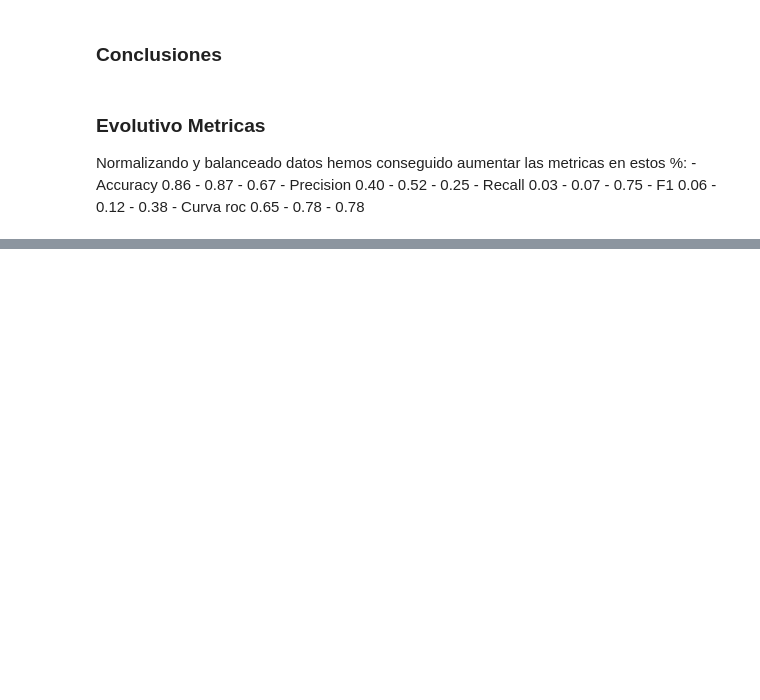
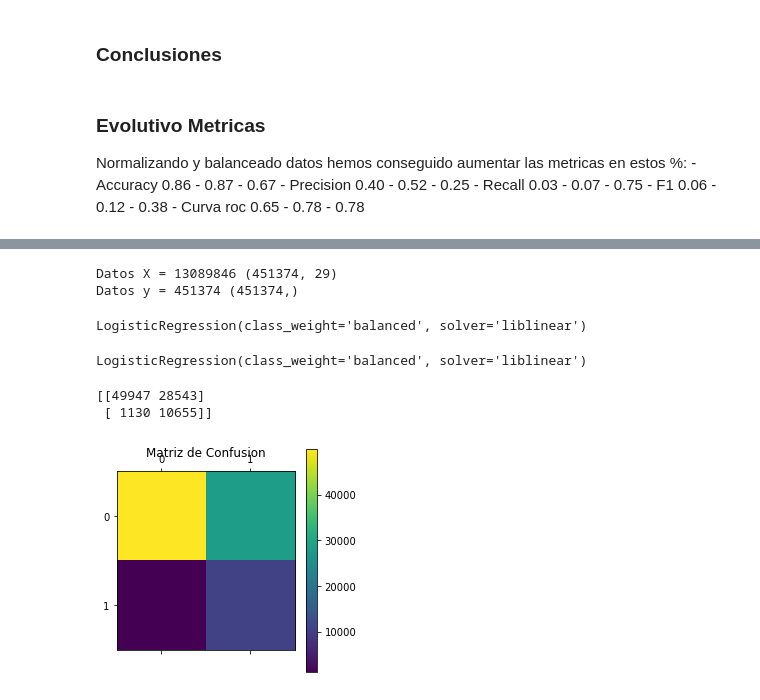
Before and after one commit to romayana/Financial-Product-Sales-Forecast-Model, a Jupyter notebook: Python Codes/Estado del Arte.ipynb, the cells around one changed output, grey strips where cells are left out. Drawn from its saved outputs; the diff is of its cells as text; code cells hidden in the pictures; blank space fills up the shorter version.

```diff
--- a/Python Codes/Estado del Arte.ipynb
+++ b/Python Codes/Estado del Arte.ipynb
@@ -510,0 +654,34 @@ Normalizando y balanceado datos hemos conseguido aumentar las metricas en estos
+# %%
+X = df.drop(['lp_seg_hogar'], axis = 1)
+y= df['lp_seg_hogar']
+print('Datos X =', X.size, X.shape)
+print('Datos y =', y.size, y.shape)
+# %% [output]
+Datos X = 13089846 (451374, 29)
+Datos y = 451374 (451374,)
+# %%
+# puedo elegir solver liblinear sag y saga. los otros no funcionan
+modelo3 = LogisticRegression(solver = 'liblinear', class_weight='balanced')
+# %%
+modelo3.fit(X,y)
+# %% [output]
+LogisticRegression(class_weight='balanced', solver='liblinear')
+# %%
+test_size = 0.2
+seed = 7
+X_train, X_test, y_train, y_test = train_test_split(X, y, test_size = test_size, random_state = seed)
+# %%
+modelo3.fit(X_train,y_train)
+# %% [output]
+LogisticRegression(class_weight='balanced', solver='liblinear')
+# %%
+matriz_confusion_modelo3 = confusion_matrix(y_test,modelo3.predict(X_test))
+print(matriz_confusion_modelo3)
+pl.matshow(confusion_matrix(y_test,modelo3.predict(X_test)))
+pl.title('Matriz de Confusion')
+pl.colorbar()
+pl.show()
+# %% [output]
+[[49947 28543]
+ [ 1130 10655]]
+[figure, added]
```
Also changed, not shown: parts of 30 cells of this notebook.
